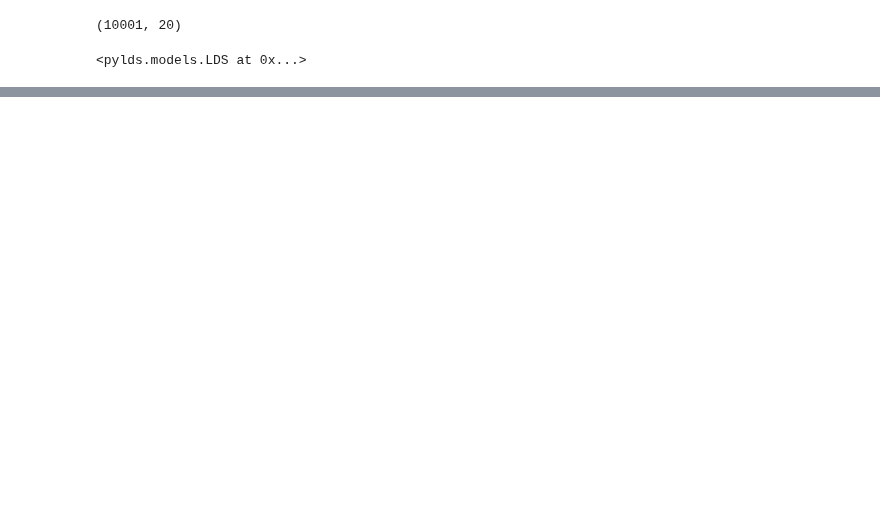
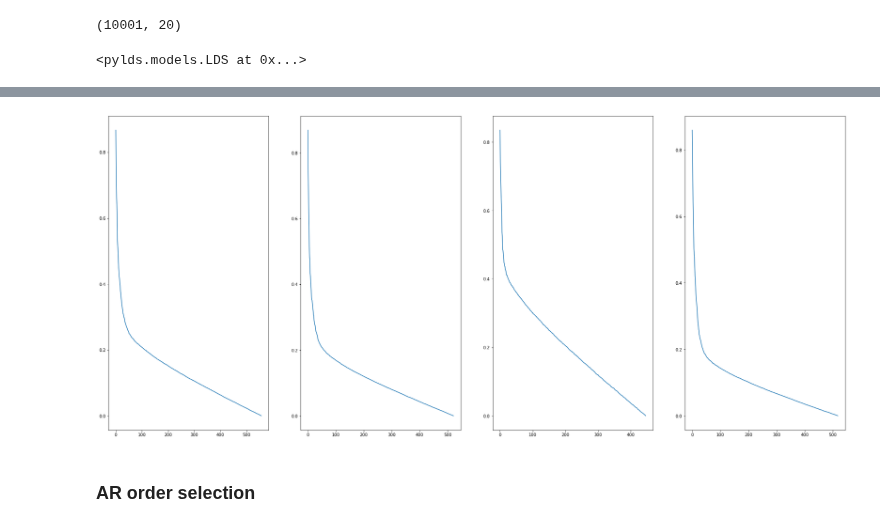
Before and after one commit to BouchardLab/FCCA_analysis, a Jupyter notebook: notebooks/data_exploration/state_space_inference.ipynb, the cells around one changed output, grey strips where cells are left out. Cells and saved outputs as stored; diff of their text form; code cells hidden in the pictures; blank space fills up the shorter version.

```diff
--- a/notebooks/data_exploration/state_space_inference.ipynb
+++ b/notebooks/data_exploration/state_space_inference.ipynb
@@ -61,5 +84,5 @@ Text(0, 0.5, 'training likelihood')
 # %%
-kf = pykalman.KalmanFilter(n_dim_state=size, n_dim_obs=size
+kf = pykalman.KalmanFilter(n_dim_state=size, n_dim_obs=size,
     em_vars=[
       'transition_matrices', 'observation_matrices',
       'transition_covariance', 'observation_covariance',
@@ -69,0 +99,5 @@ kf = pykalman.KalmanFilter(n_dim_state=size, n_dim_obs=size
+# %%
+ll = np.zeros(20)
+for i in range(ll.size):
+    kf.em(x, n_iter=1)
+    ll[i] = kf.loglikelihood(x)
@@ -69,0 +120,28 @@ kf = pykalman.KalmanFilter(n_dim_state=size, n_dim_obs=size
+# %%
+
+data_files = glob('/mnt/Secondary/data/sabes/*.mat')
+# Use a fixed set of preprocessing/decoding parameters
+sabes_args = importlib.import_module('sabes_dimreduc_args')
+# %%
+cc_coefs = []
+for i, data_file in tqdm.tqdm(enumerate(data_files)):
+    dat = load_sabes(data_file, **sabes_args.loader_args[0])
+    X = np.squeeze(dat['spike_rates'])
+    ccm = calc_cross_cov_mats_from_data(X, 11)
+    order = 3
+
+    # Choose model order using hankel singular values
+    H = gen_hankel_from_blocks(ccm, order1=order, order2=order)
+    sigmaH = gen_hankel_from_blocks(ccm, order1=order, order2=order, shift=1)
+
+    Tm, Tp = gen_toeplitz_from_blocks(ccm, order=order)
+    Lm = np.linalg.cholesky(Tm)
+    Lp = np.linalg.cholesky(Tp)
+
+    # Normalized Hankel matrices
+    Hnorm = np.linalg.inv(Lp) @ H @ np.linalg.inv(Lm).T
+    sigmaHnorm = np.linalg.inv(Lp) @ sigmaH @ np.linalg.inv(Lm).T
+
+    # SVD
+    Ut, St, Vht = np.linalg.svd(Hnorm)
+    cc_coefs.append(St)
@@ -69,0 +162,8 @@ kf = pykalman.KalmanFilter(n_dim_state=size, n_dim_obs=size
+# %%
+fig, ax = plt.subplots(1, 4, figsize=(32, 14))
+
+for i in range(len(data_files[0:4])):
+    a = ax[i]
+    a.plot(cc_coefs[i])
+# %% [output]
+[figure, added]
@@ -69,0 +173,2 @@ kf = pykalman.KalmanFilter(n_dim_state=size, n_dim_obs=size
+# %% [markdown]
+### AR order selection
```
Also changed, not shown: parts of 46 cells of this notebook, 2 other files.
